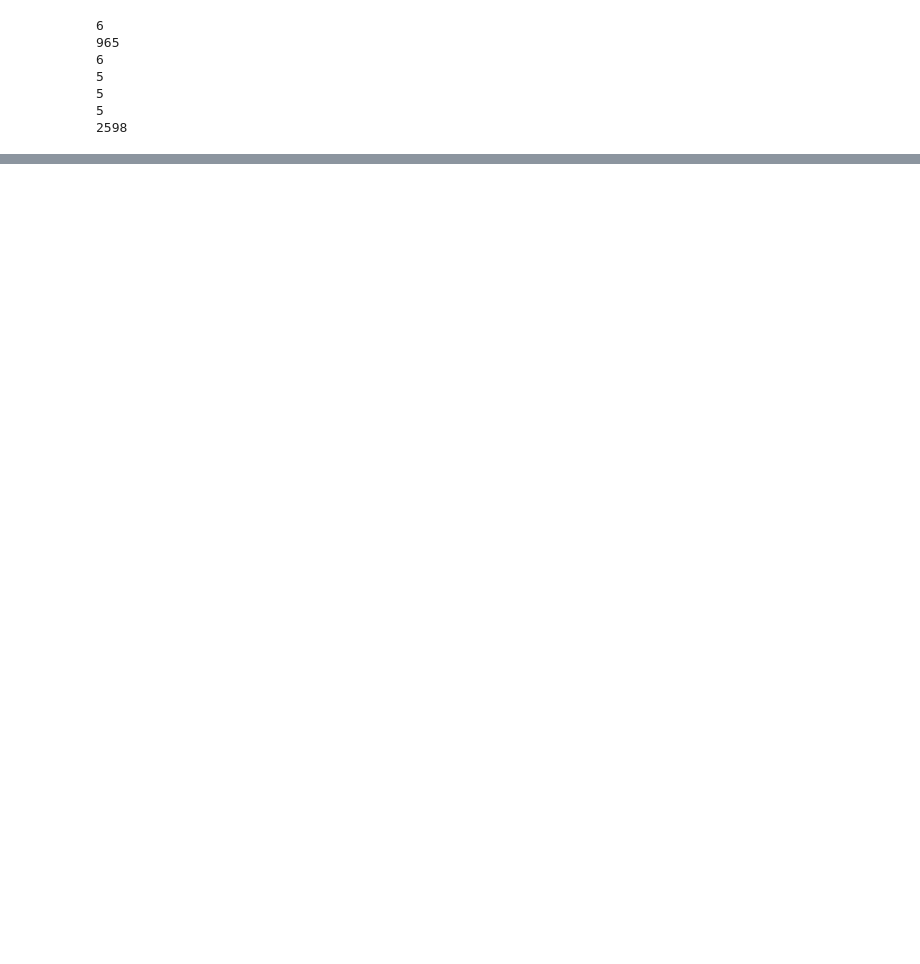
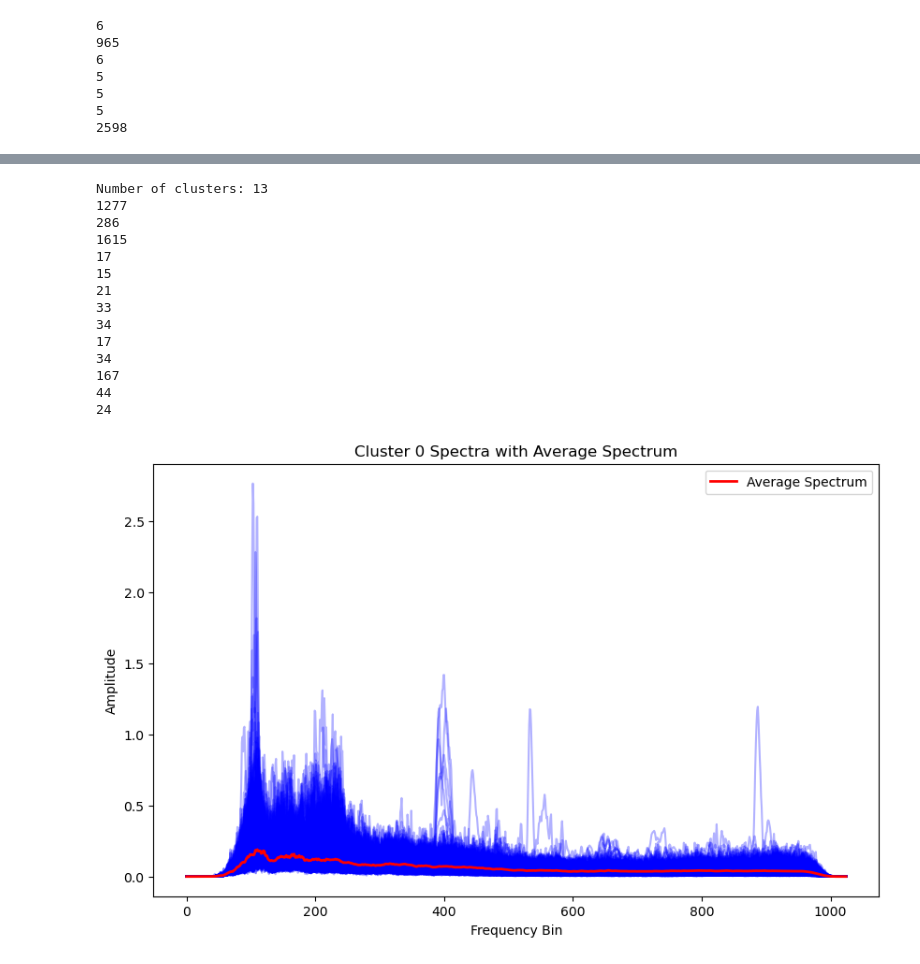
Before and after one commit to drkrs919/owlVocalization, a Jupyter notebook: scripts/frequencyAnalysis.ipynb, the cells around one changed output, grey strips where cells are left out. Drawn from its saved outputs; the diff is of its cells as text; code cells hidden in the pictures; blank space fills up the shorter version.

```diff
--- a/scripts/frequencyAnalysis.ipynb
+++ b/scripts/frequencyAnalysis.ipynb
@@ -727,0 +779,21 @@ combine_audio(all_segments, n_clusters, '-sc')
+# %%
+labels_sc = perform_spectral_clustering(all_segments, n_clusters)
+combine_audio(all_segments, n_clusters, '-sc')
+cluster_avg_sc, cluster_deltas_sc = compute_cluster_averages_and_deltas(all_segments, labels_sc, n_clusters)
+plot_cluster_spectra_with_average(cluster_avg_sc, cluster_deltas_sc, n_clusters)
+# %% [output]
+Number of clusters: 13
+1277
+286
+1615
+17
+15
+21
+33
+34
+17
+34
+167
+44
+24
+[figure, added]
```
Also changed, not shown: parts of 10 cells of this notebook.
